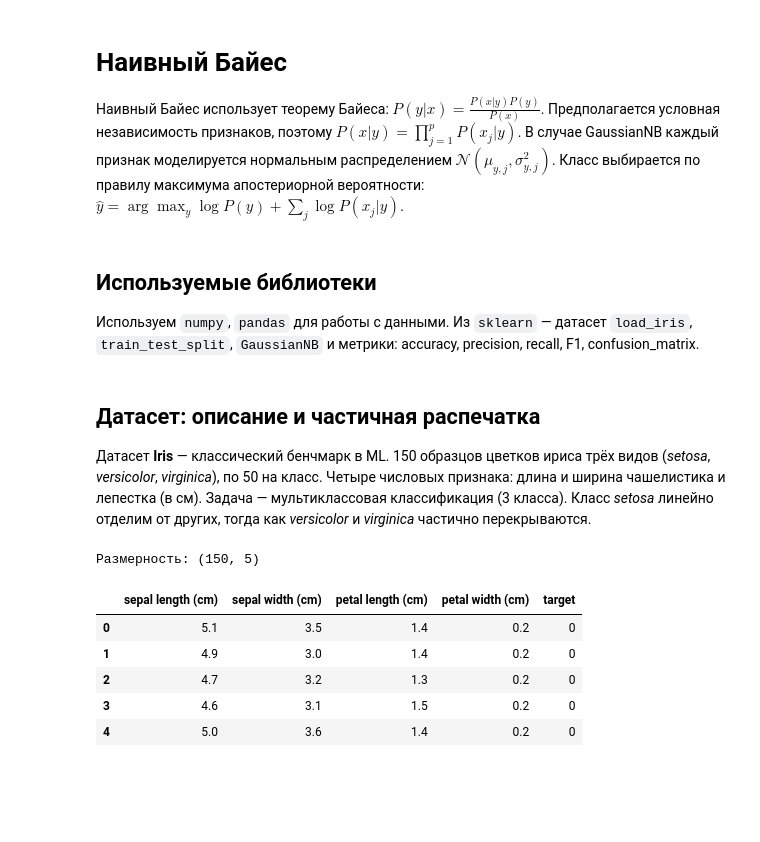
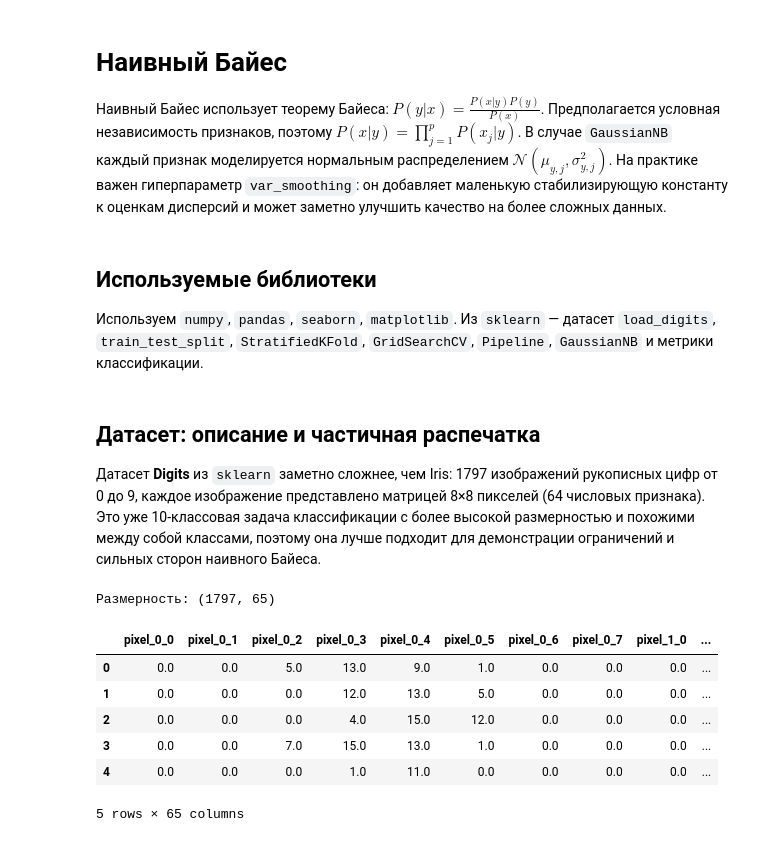
Before and after one commit to phys-dev/ml-recipe-book, a Jupyter notebook: notebooks/04_naive_bayes.ipynb, the cells around one changed output. Cells and saved outputs as stored; diff of their text form; code cells hidden in the pictures; blank space fills up the shorter version.

```diff
--- a/notebooks/04_naive_bayes.ipynb
+++ b/notebooks/04_naive_bayes.ipynb
@@ -1,9 +1,9 @@
 # %% [markdown]
 # Наивный Байес
-Наивный Байес использует теорему Байеса: $P(y|x) = \frac{P(x|y)P(y)}{P(x)}$. Предполагается условная независимость признаков, поэтому $P(x|y)=\prod_{j=1}^{p} P(x_j|y)$. В случае GaussianNB каждый признак моделируется нормальным распределением $\mathcal{N}(\mu_{y,j}, \sigma_{y,j}^2)$. Класс выбирается по правилу максимума апостериорной вероятности: $\hat{y} = \arg\max_y \log P(y) + \sum_j \log P(x_j|y)$.
+Наивный Байес использует теорему Байеса: $P(y|x) = \frac{P(x|y)P(y)}{P(x)}$. Предполагается условная независимость признаков, поэтому $P(x|y)=\prod_{j=1}^{p} P(x_j|y)$. В случае `GaussianNB` каждый признак моделируется нормальным распределением $\mathcal{N}(\mu_{y,j}, \sigma_{y,j}^2)$. На практике важен гиперпараметр `var_smoothing`: он добавляет маленькую стабилизирующую константу к оценкам дисперсий и может заметно улучшить качество на более сложных данных.
 # %% [markdown]
 ## Используемые библиотеки
-Используем `numpy`, `pandas` для работы с данными. Из `sklearn` — датасет `load_iris`, `train_test_split`, `GaussianNB` и метрики: accuracy, precision, recall, F1, confusion_matrix.
+Используем `numpy`, `pandas`, `seaborn`, `matplotlib`. Из `sklearn` — датасет `load_digits`, `train_test_split`, `StratifiedKFold`, `GridSearchCV`, `Pipeline`, `GaussianNB` и метрики классификации.
 # %%
 import numpy as np
 import pandas as pd
@@ -22,17 +23,18 @@ HEATMAP_CMAP = "coolwarm"
 CONFUSION_CMAP = "Blues"
 # %% [markdown]
 ## Датасет: описание и частичная распечатка
-Датасет **Iris** — классический бенчмарк в ML. 150 образцов цветков ириса трёх видов (*setosa*, *versicolor*, *virginica*), по 50 на класс. Четыре числовых признака: длина и ширина чашелистика и лепестка (в см). Задача — мультиклассовая классификация (3 класса). Класс *setosa* линейно отделим от других, тогда как *versicolor* и *virginica* частично перекрываются.
+Датасет **Digits** из `sklearn` заметно сложнее, чем Iris: 1797 изображений рукописных цифр от 0 до 9, каждое изображение представлено матрицей 8×8 пикселей (64 числовых признака). Это уже 10-классовая задача классификации с более высокой размерностью и похожими между собой классами, поэтому она лучше подходит для демонстрации ограничений и сильных сторон наивного Байеса.
 # %%
-iris = load_iris(as_frame=True)
-data = iris.frame
+digits = load_digits(as_frame=True)
+data = digits.frame
 print(f"Размерность: {data.shape}")
 data.head()
 # %% [output]
-Размерность: (150, 5)
+Размерность: (1797, 65)
-|  | sepal length (cm) | sepal width (cm) | petal length (cm) | petal width (cm) | target |
-| 0 | 5.1 | 3.5 | 1.4 | 0.2 | 0 |
-| 1 | 4.9 | 3.0 | 1.4 | 0.2 | 0 |
-| 2 | 4.7 | 3.2 | 1.3 | 0.2 | 0 |
-| 3 | 4.6 | 3.1 | 1.5 | 0.2 | 0 |
-| 4 | 5.0 | 3.6 | 1.4 | 0.2 | 0 |
+|  | pixel_0_0 | pixel_0_1 | pixel_0_2 | pixel_0_3 | pixel_0_4 | pixel_0_5 | pixel_0_6 | pixel_0_7 | pixel_1_0 | ... |
+| 0 | 0.0 | 0.0 | 5.0 | 13.0 | 9.0 | 1.0 | 0.0 | 0.0 | 0.0 | ... |
+| 1 | 0.0 | 0.0 | 0.0 | 12.0 | 13.0 | 5.0 | 0.0 | 0.0 | 0.0 | ... |
+| 2 | 0.0 | 0.0 | 0.0 | 4.0 | 15.0 | 12.0 | 0.0 | 0.0 | 0.0 | ... |
+| 3 | 0.0 | 0.0 | 7.0 | 15.0 | 13.0 | 1.0 | 0.0 | 0.0 | 0.0 | ... |
+| 4 | 0.0 | 0.0 | 0.0 | 1.0 | 11.0 | 0.0 | 0.0 | 0.0 | 0.0 | ... |
+5 rows × 65 columns
```
Also changed, not shown: parts of 16 cells of this notebook.
